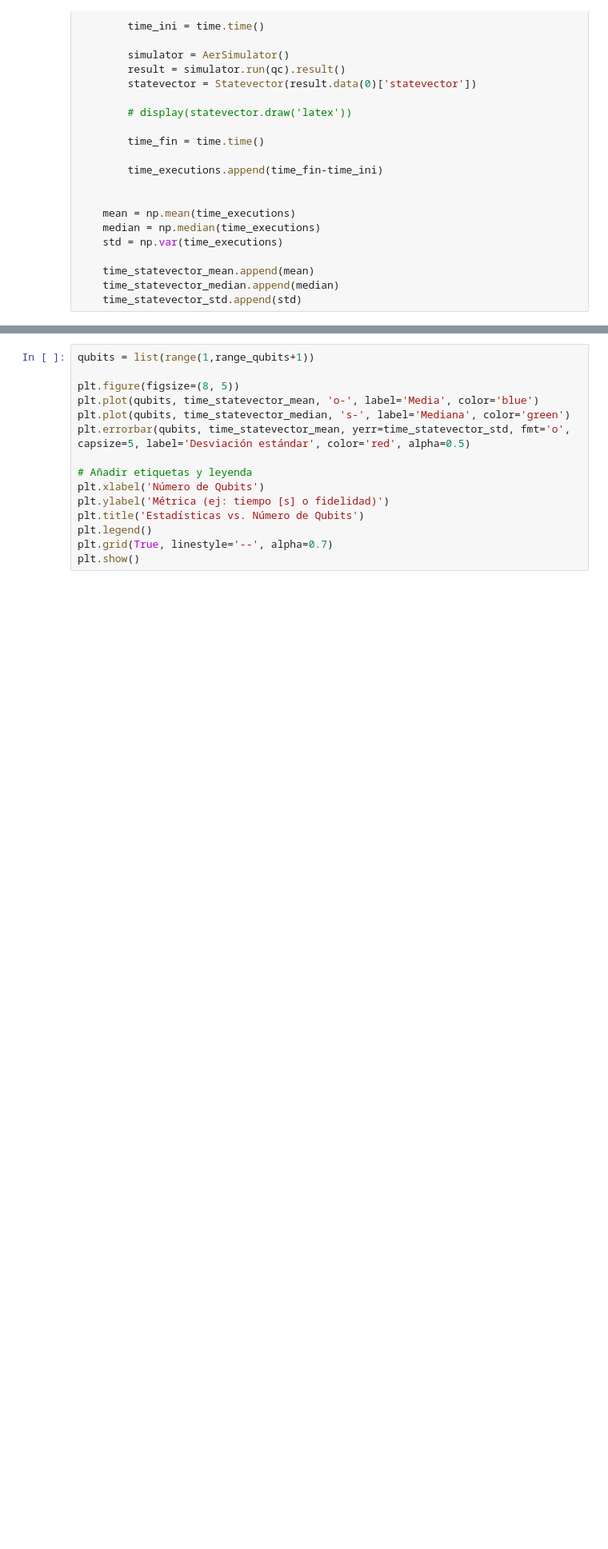
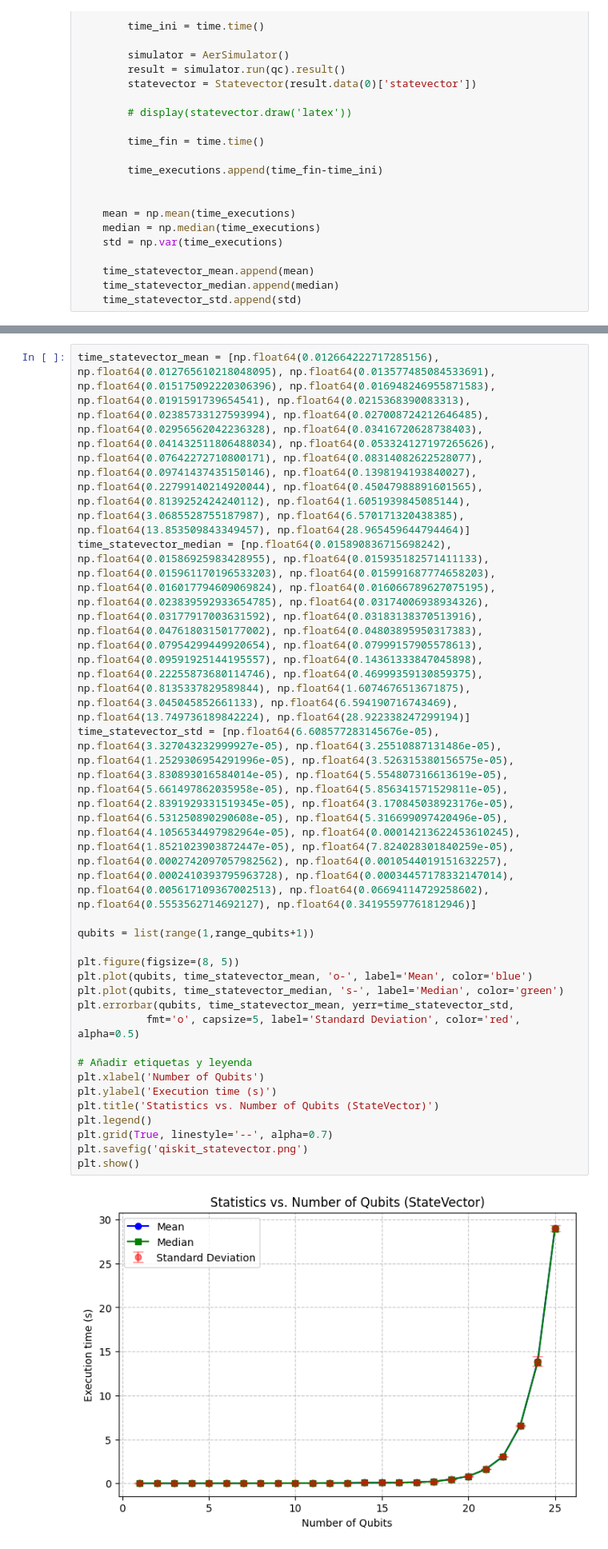
Before and after one commit to RaquelAlfonso/Practica-1-HPC, a Jupyter notebook: hpc_qiskit.ipynb, the cells around one changed output, grey strips where cells are left out. Shown at 80% size. Cells and saved outputs as stored; diff of their text form; blank space fills up the shorter version.

```diff
--- a/hpc_qiskit.ipynb
+++ b/hpc_qiskit.ipynb
@@ -94,15 +97,23 @@ print(len(time_statevector_mean))
 # %%
+time_statevector_mean = [np.float64(0.012664222717285156), np.float64(0.012765610218048095), np.float64(0.013577485084533691), np.float64(0.015175092220306396), np.float64(0.016948246955871583), np.float64(0.0191591739654541), np.float64(0.0215368390083313), np.float64(0.02385733127593994), np.float64(0.027008724212646485), np.float64(0.02956562042236328), np.float64(0.03416720628738403), np.float64(0.041432511806488034), np.float64(0.053324127197265626), np.float64(0.07642272710800171), np.float64(0.08314082622528077), np.float64(0.09741437435150146), np.float64(0.1398194193840027), np.float64(0.22799140214920044), np.float64(0.45047988891601565), np.float64(0.8139252424240112), np.float64(1.6051939845085144), np.float64(3.0685528755187987), np.float64(6.570171320438385), np.float64(13.853509843349457), np.float64(28.965459644794464)]
+time_statevector_median = [np.float64(0.015890836715698242), np.float64(0.01586925983428955), np.float64(0.015935182571411133), np.float64(0.015961170196533203), np.float64(0.015991687774658203), np.float64(0.016017794609069824), np.float64(0.016066789627075195), np.float64(0.023839592933654785), np.float64(0.03174006938934326), np.float64(0.03177917003631592), np.float64(0.03183138370513916), np.float64(0.04761803150177002), np.float64(0.04803895950317383), np.float64(0.07954299449920654), np.float64(0.07999157905578613), np.float64(0.09591925144195557), np.float64(0.14361333847045898), np.float64(0.22255873680114746), np.float64(0.46999359130859375), np.float64(0.8135337829589844), np.float64(1.6074676513671875), np.float64(3.045045852661133), np.float64(6.594190716743469), np.float64(13.749736189842224), np.float64(28.922338247299194)]
+time_statevector_std = [np.float64(6.608577283145676e-05), np.float64(3.327043232999927e-05), np.float64(3.25510887131486e-05), np.float64(1.2529306954291996e-05), np.float64(3.526315380156575e-05), np.float64(3.830893016584014e-05), np.float64(5.554807316613619e-05), np.float64(5.661497862035958e-05), np.float64(5.856341571529811e-05), np.float64(2.8391929331519345e-05), np.float64(3.170845038923176e-05), np.float64(6.531250890290608e-05), np.float64(5.316699097420496e-05), np.float64(4.1056534497982964e-05), np.float64(0.00014213622453610245), np.float64(1.8521023903872447e-05), np.float64(7.824028301840259e-05), np.float64(0.0002742097057982562), np.float64(0.0010544019151632257), np.float64(0.0002410393795963728), np.float64(0.00034457178332147014), np.float64(0.005617109367002513), np.float64(0.06694114729258602), np.float64(0.5553562714692127), np.float64(0.34195597761812946)]
+
 qubits = list(range(1,range_qubits+1))
 
 plt.figure(figsize=(8, 5))
-plt.plot(qubits, time_statevector_mean, 'o-', label='Media', color='blue')
-plt.plot(qubits, time_statevector_median, 's-', label='Mediana', color='green')
-plt.errorbar(qubits, time_statevector_mean, yerr=time_statevector_std, fmt='o', capsize=5, label='Desviación estándar', color='red', alpha=0.5)
+plt.plot(qubits, time_statevector_mean, 'o-', label='Mean', color='blue')
+plt.plot(qubits, time_statevector_median, 's-', label='Median', color='green')
+plt.errorbar(qubits, time_statevector_mean, yerr=time_statevector_std,
+           fmt='o', capsize=5, label='Standard Deviation', color='red', alpha=0.5)
 
 # Añadir etiquetas y leyenda
-plt.xlabel('Número de Qubits')
-plt.ylabel('Métrica (ej: tiempo [s] o fidelidad)')
-plt.title('Estadísticas vs. Número de Qubits')
+plt.xlabel('Number of Qubits')
+plt.ylabel('Execution time (s)')
+plt.title('Statistics vs. Number of Qubits (StateVector)')
 plt.legend()
 plt.grid(True, linestyle='--', alpha=0.7)
+plt.savefig('qiskit_statevector.png')
 plt.show()
+# %% [output]
+[figure, added]
```
Also changed, not shown: parts of 41 cells of this notebook.
